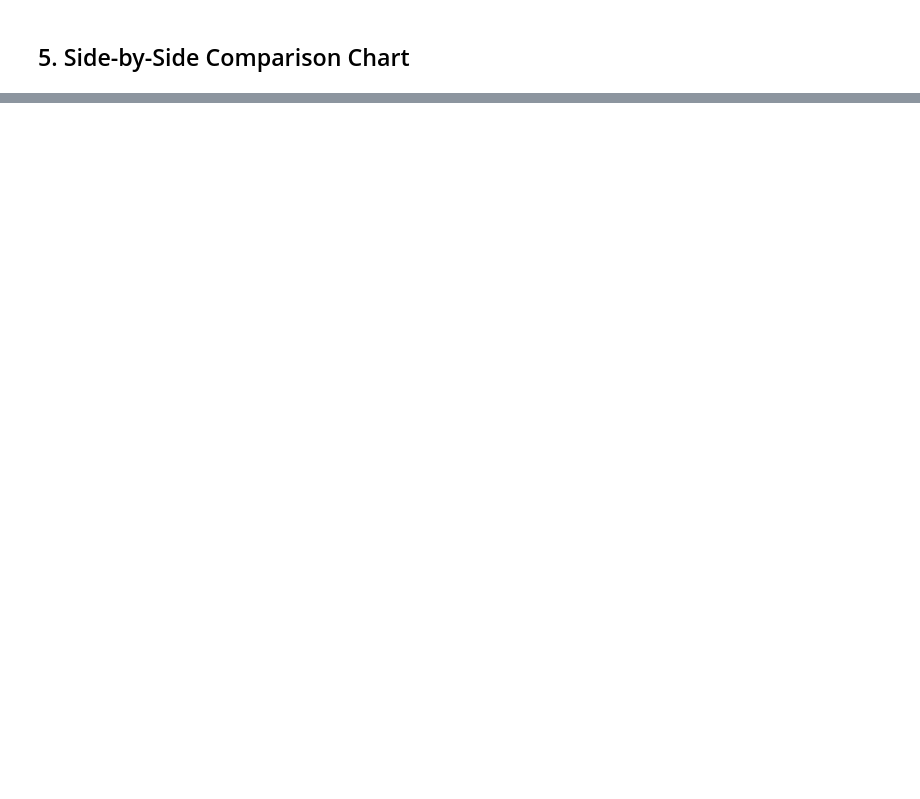
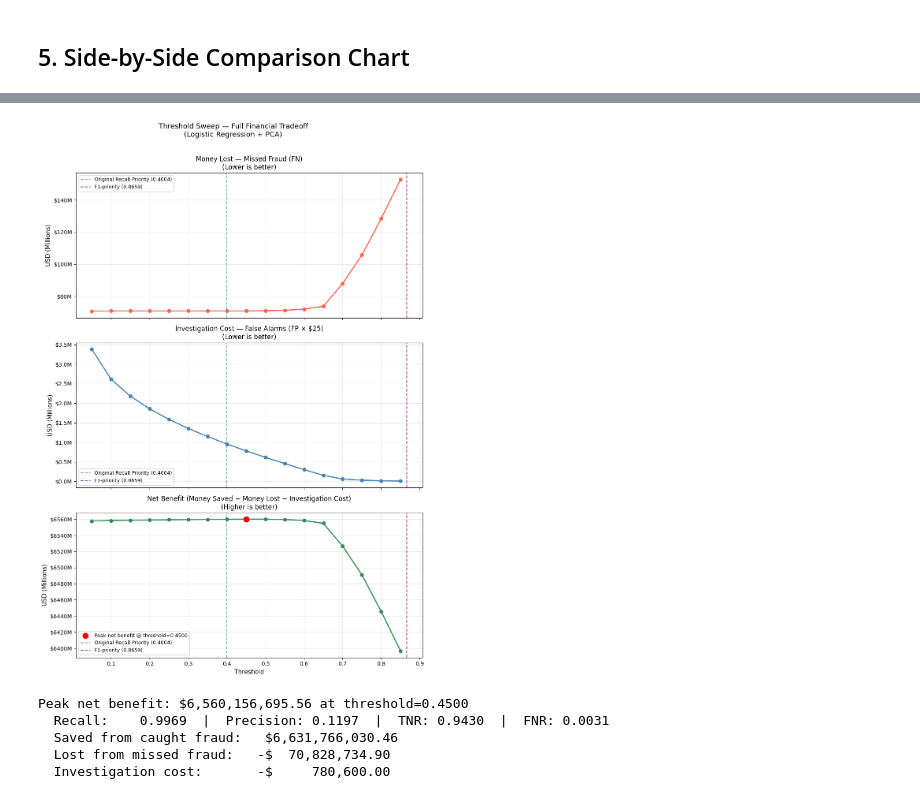
Before and after one commit to joshleeds/BA305-Project, a Jupyter notebook: money-comparison-q3.ipynb, the cells around one changed output, grey strips where cells are left out. Drawn from its saved outputs; the diff is of its cells as text; code cells hidden in the pictures; blank space fills up the shorter version.

```diff
--- a/money-comparison-q3.ipynb
+++ b/money-comparison-q3.ipynb
@@ -320,0 +309,57 @@ plt.show()
+# %%
+fig, axes = plt.subplots(3, 1, figsize=(10, 14), sharex=True)
+
+x = sweep_df['threshold']
+
+# Chart 1: Money lost (FN cost)
+axes[0].plot(x, sweep_df['lost_from_missed ($)'] / 1e6, color='tomato', marker='o', linewidth=2)
+axes[0].set_ylabel('USD (Millions)', fontsize=11)
+axes[0].set_title('Money Lost — Missed Fraud (FN)\n(Lower is better)', fontsize=12)
+axes[0].yaxis.set_major_formatter(plt.FuncFormatter(lambda v, _: f'${v:.0f}M'))
+axes[0].grid(alpha=0.3)
+axes[0].axvline(x=recall_thresh, color='steelblue', linestyle='--', alpha=0.7, label=f'Original Recall Priority ({recall_thresh:.4f})')
+axes[0].axvline(x=f1_thresh,     color='purple',    linestyle='--', alpha=0.7, label=f'F1-priority ({f1_thresh:.4f})')
+axes[0].legend(fontsize=9)
+
+# Chart 2: Investigation cost (FP cost)
+axes[1].plot(x, sweep_df['cost_from_false_pos ($)'] / 1e6, color='steelblue', marker='o', linewidth=2)
+axes[1].set_ylabel('USD (Millions)', fontsize=11)
+axes[1].set_title('Investigation Cost — False Alarms (FP × $25)\n(Lower is better)', fontsize=12)
+axes[1].yaxis.set_major_formatter(plt.FuncFormatter(lambda v, _: f'${v:.1f}M'))
+axes[1].grid(alpha=0.3)
+axes[1].axvline(x=recall_thresh, color='steelblue', linestyle='--', alpha=0.7, label=f'Original Recall Priority ({recall_thresh:.4f})')
+axes[1].axvline(x=f1_thresh,     color='purple',    linestyle='--', alpha=0.7, label=f'F1-priority ({f1_thresh:.4f})')
+axes[1].legend(fontsize=9)
+
+# Chart 3: Net benefit
+axes[2].plot(x, sweep_df['net_benefit ($)'] / 1e6, color='seagreen', marker='o', linewidth=2)
+axes[2].set_ylabel('USD (Millions)', fontsize=11)
+axes[2].set_title('Net Benefit (Money Saved − Money Lost − Investigation Cost)\n(Higher is better)', fontsize=12)
+axes[2].yaxis.set_major_formatter(plt.FuncFormatter(lambda v, _: f'${v:.0f}M'))
+axes[2].set_xlabel('Threshold', fontsize=11)
+axes[2].grid(alpha=0.3)
+
+best_row = sweep_df.loc[sweep_df['net_benefit ($)'].idxmax()]
+axes[2].scatter(best_row['threshold'], best_row['net_benefit ($)'] / 1e6,
+                color='red', zorder=5, s=100,
+                label=f'Peak net benefit @ threshold={best_row["threshold"]:.4f}')
+axes[2].axvline(x=recall_thresh, color='steelblue', linestyle='--', alpha=0.7, label=f'Original Recall Priority ({recall_thresh:.4f})')
+axes[2].axvline(x=f1_thresh,     color='purple',    linestyle='--', alpha=0.7, label=f'F1-priority ({f1_thresh:.4f})')
+axes[2].legend(fontsize=9)
+
+plt.suptitle('Threshold Sweep — Full Financial Tradeoff\n(Logistic Regression + PCA)', fontsize=13, y=1.01)
+plt.tight_layout()
+plt.show()
+
+print(f"Peak net benefit: ${best_row['net_benefit ($)']:,.2f} at threshold={best_row['threshold']:.4f}")
+print(f"  Recall:    {best_row['recall']:.4f}  |  Precision: {best_row['precision']:.4f}  |  TNR: {best_row['tnr']:.4f}  |  FNR: {best_row['fnr']:.4f}")
+print(f"  Saved from caught fraud:   ${best_row['saved_from_caught ($)']:>15,.2f}")
+print(f"  Lost from missed fraud:   -${best_row['lost_from_missed ($)']:>15,.2f}")
+print(f"  Investigation cost:       -${best_row['cost_from_false_pos ($)']:>15,.2f}")
+# %% [output]
+[figure, added]
+Peak net benefit: $6,560,156,695.56 at threshold=0.4500
+  Recall:    0.9969  |  Precision: 0.1197  |  TNR: 0.9430  |  FNR: 0.0031
+  Saved from caught fraud:   $6,631,766,030.46
+  Lost from missed fraud:   -$  70,828,734.90
+  Investigation cost:       -$     780,600.00
```
Also changed, not shown: parts of 9 cells of this notebook, 1 other file.
